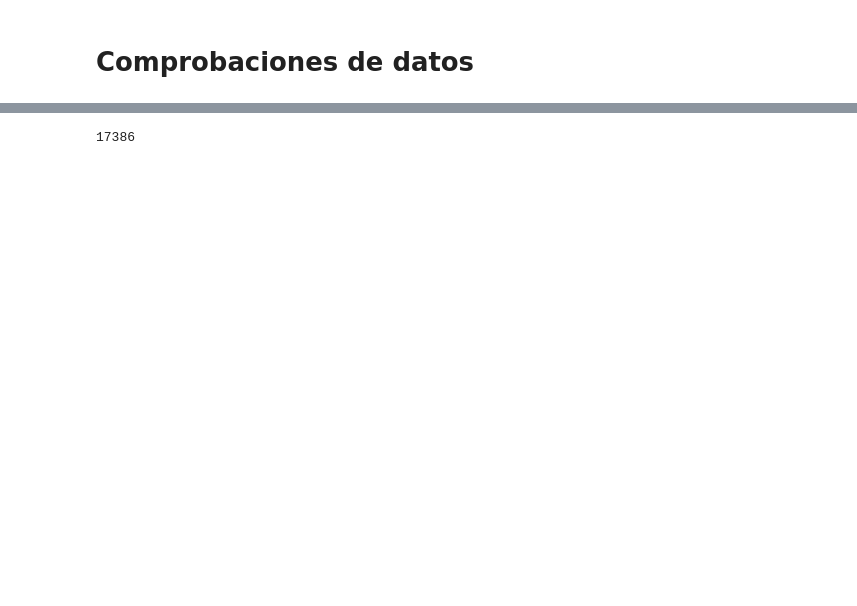
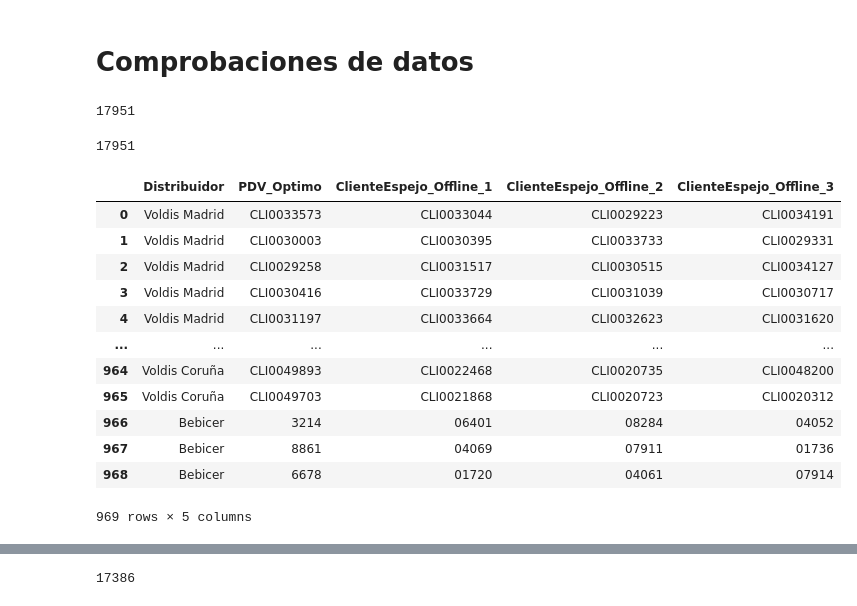
Before and after one commit to MahouECommerce/ml-eficiencia-comercial, a Jupyter notebook: 02_Descriptivo_Segmentacion.ipynb, the cells around one changed output, grey strips where cells are left out. Drawn from its saved outputs; the diff is of its cells as text; code cells hidden in the pictures; blank space fills up the shorter version.

```diff
--- a/02_Descriptivo_Segmentacion.ipynb
+++ b/02_Descriptivo_Segmentacion.ipynb
@@ -6,2 +6,6 @@ path = r'C:\Users\ctrujils\order_detail_sorted_normalizado.parquet'
 order_detail_sorted = pd.read_parquet(path)
+# %%
+order_detail_sorted['PointOfSaleId'].nunique()
+# %% [output]
+17951
 # %%
@@ -8,0 +13,24 @@ order_detail_sorted =order_detail_sorted[~order_detail_sorted['NameDistributor']
+# %%
+order_detail_sorted['PointOfSaleId'].nunique()
+# %% [output]
+17951
+# %%
+import pandas as pd
+path = r'C:\Users\ctrujils\clientes_espejo.parquet'
+clientes_espejo = pd.read_parquet(path)
+# %%
+clientes_espejo
+# %% [output]
+|  | Distribuidor | PDV_Optimo | ClienteEspejo_Offline_1 | ClienteEspejo_Offline_2 | ClienteEspejo_Offline_3 |
+| 0 | Voldis Madrid | CLI0033573 | CLI0033044 | CLI0029223 | CLI0034191 |
+| 1 | Voldis Madrid | CLI0030003 | CLI0030395 | CLI0033733 | CLI0029331 |
+| 2 | Voldis Madrid | CLI0029258 | CLI0031517 | CLI0030515 | CLI0034127 |
+| 3 | Voldis Madrid | CLI0030416 | CLI0033729 | CLI0031039 | CLI0030717 |
+| 4 | Voldis Madrid | CLI0031197 | CLI0033664 | CLI0032623 | CLI0031620 |
+| ... | ... | ... | ... | ... | ... |
+| 964 | Voldis Coruña | CLI0049893 | CLI0022468 | CLI0020735 | CLI0048200 |
+| 965 | Voldis Coruña | CLI0049703 | CLI0021868 | CLI0020723 | CLI0020312 |
+| 966 | Bebicer | 3214 | 06401 | 08284 | 04052 |
+| 967 | Bebicer | 8861 | 04069 | 07911 | 01736 |
+| 968 | Bebicer | 6678 | 01720 | 04061 | 07914 |
+969 rows × 5 columns
```
Also changed, not shown: parts of 10 cells of this notebook, 2 other files.
